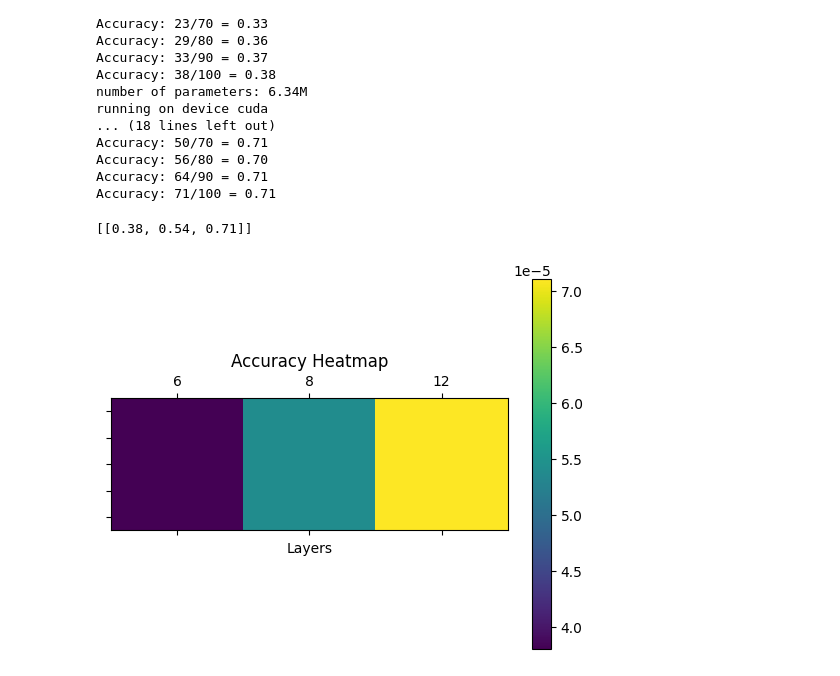
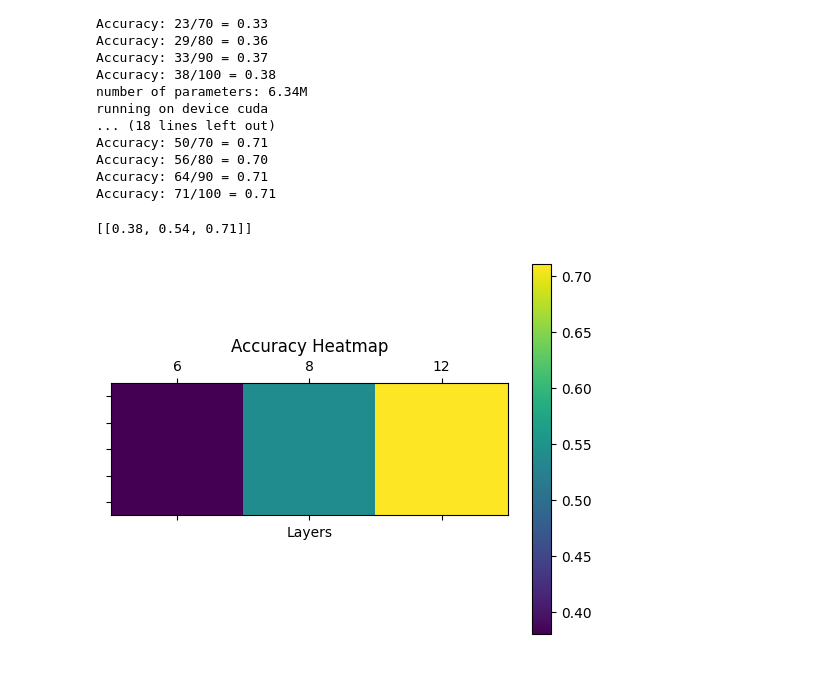
Before and after one commit to RafalLeja/MathGPT, a Jupyter notebook: src/Arithmetic/elastic_mul.ipynb, the cells around one changed output. Drawn from its saved outputs; the diff is of its cells as text; code cells hidden in the pictures.

```diff
--- a/src/Arithmetic/elastic_mul.ipynb
+++ b/src/Arithmetic/elastic_mul.ipynb
@@ -430,30 +430,30 @@ Accuracy: 71/100 = 0.71
 # %%
 from mpl_toolkits.mplot3d import Axes3D
 import numpy as np
 import matplotlib.pyplot as plt
 # Reshape accuracy data for heatmap
 # accuracy_matrix = np.array([score[2] for score in accuracy]).reshape(len(layers_unique), len(heads_unique))
 
 print (accuracy)
-scores = np.array(accuracy) / 10000
+scores = np.array(accuracy)
 
 # Plot heatmap
 fig, ax = plt.subplots()
 cax = ax.matshow(scores, cmap='viridis')
 
 # Add color bar
 fig.colorbar(cax)
 
 # Set axis labels
 ax.set_xticklabels([''] + list(layers_unique))
 ax.set_yticklabels([''])
 ax.set_xlabel('Layers')
 # ax.set_ylabel('Heads')
 
 # Set title
 plt.title('Accuracy Heatmap')
 plt.savefig('../plots/mul_accuracy_heatmap.png')
 plt.show()
 # %% [output]
 [[0.38, 0.54, 0.71]]
-[figure, old version]
+[figure, new version]
```
Also changed, not shown: 4 other files.
